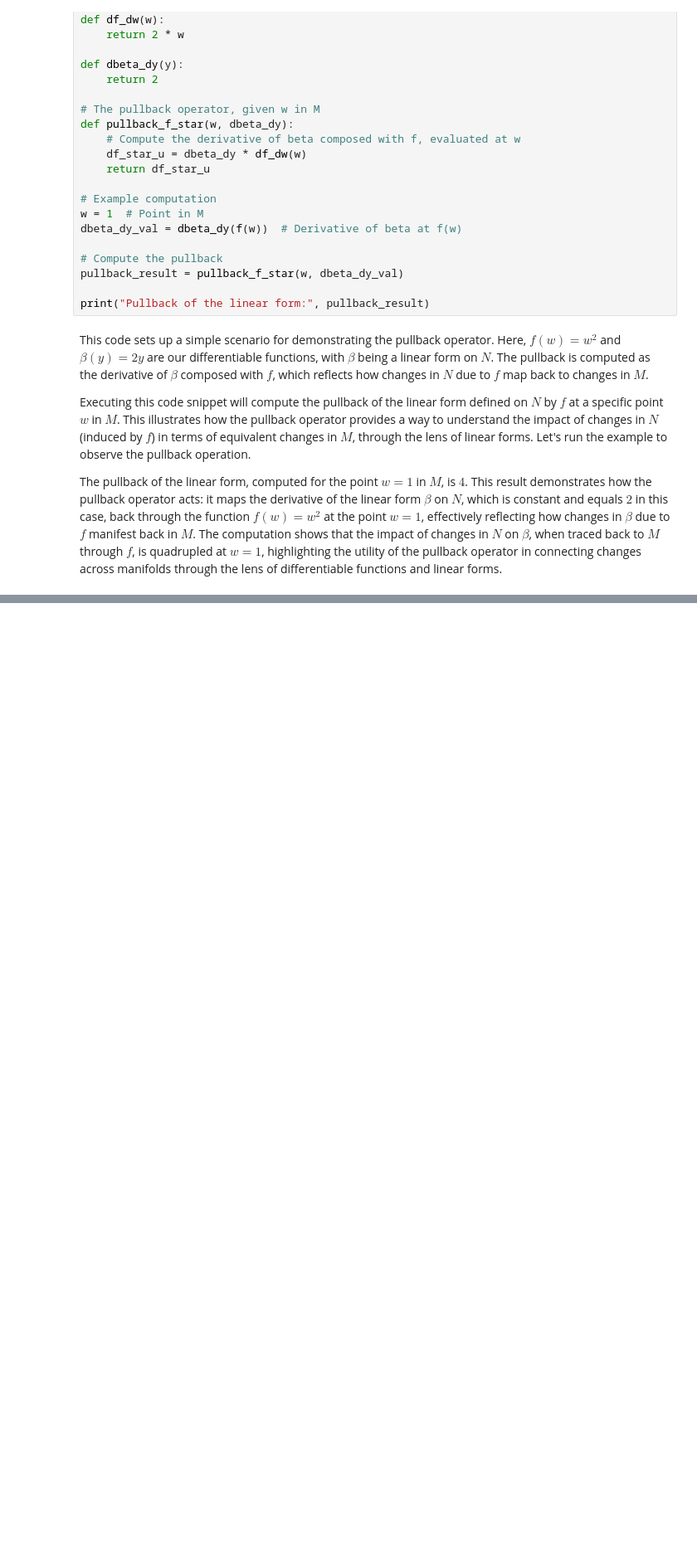
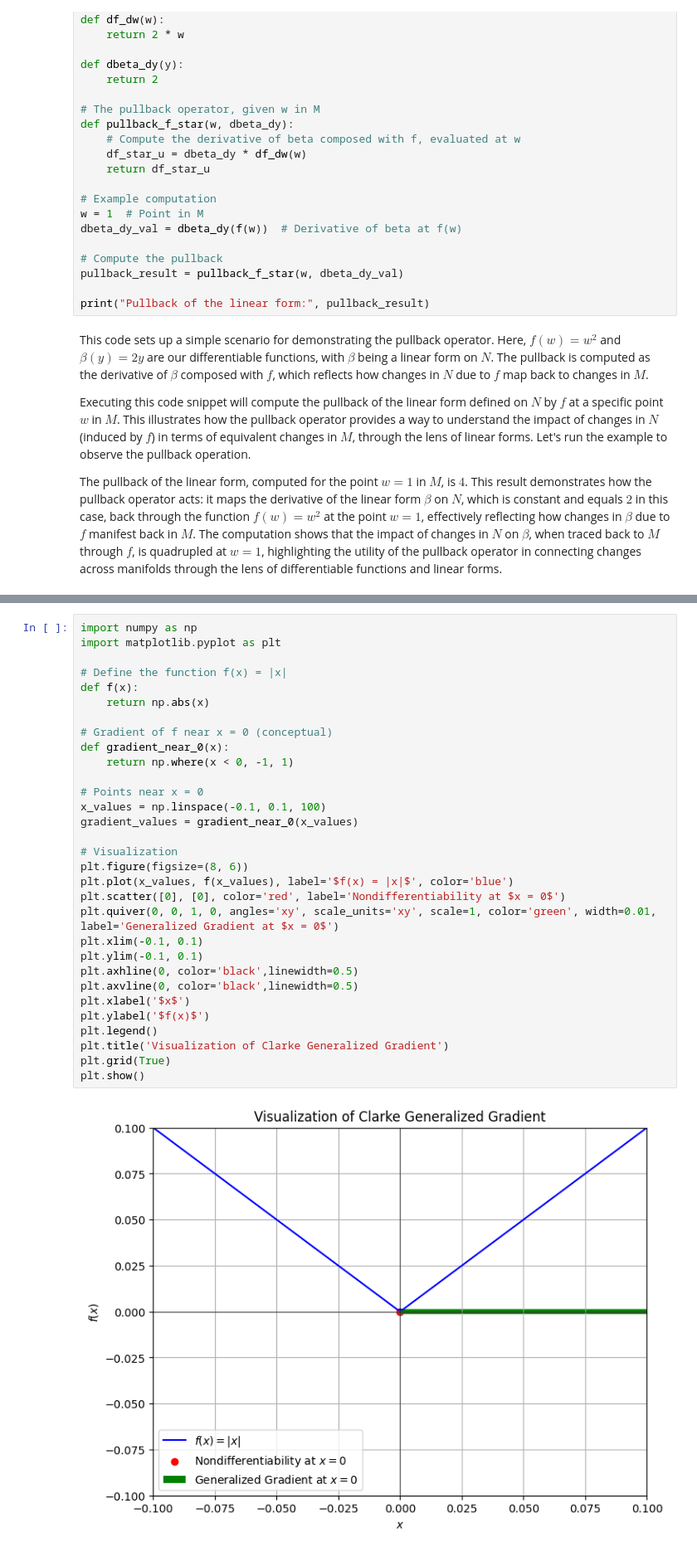
Before and after one commit to hanw/eodp-companion, a Jupyter notebook: chapter2.ipynb, the cells around one changed output, grey strips where cells are left out. Shown at 83% size. Cells and saved outputs as stored; diff of their text form; blank space fills up the shorter version.

```diff
--- a/chapter2.ipynb
+++ b/chapter2.ipynb
@@ -772,0 +867,33 @@ The pullback of the linear form, computed for the point $w = 1$ in $M$, is $4$.
+# %%
+import numpy as np
+import matplotlib.pyplot as plt
+
+# Define the function f(x) = |x|
+def f(x):
+    return np.abs(x)
+
+# Gradient of f near x = 0 (conceptual)
+def gradient_near_0(x):
+    return np.where(x < 0, -1, 1)
+
+# Points near x = 0
+x_values = np.linspace(-0.1, 0.1, 100)
+gradient_values = gradient_near_0(x_values)
+
+# Visualization
+plt.figure(figsize=(8, 6))
+plt.plot(x_values, f(x_values), label='$f(x) = |x|$', color='blue')
+plt.scatter([0], [0], color='red', label='Nondifferentiability at $x = 0$')
+plt.quiver(0, 0, 1, 0, angles='xy', scale_units='xy', scale=1, color='green', width=0.01, label='Generalized Gradient at $x = 0$')
+plt.xlim(-0.1, 0.1)
+plt.ylim(-0.1, 0.1)
+plt.axhline(0, color='black',linewidth=0.5)
+plt.axvline(0, color='black',linewidth=0.5)
+plt.xlabel('$x$')
+plt.ylabel('$f(x)$')
+plt.legend()
+plt.title('Visualization of Clarke Generalized Gradient')
+plt.grid(True)
+plt.show()
+# %% [output]
+[figure, added]
```
Also changed, not shown: parts of 6 cells of this notebook.
